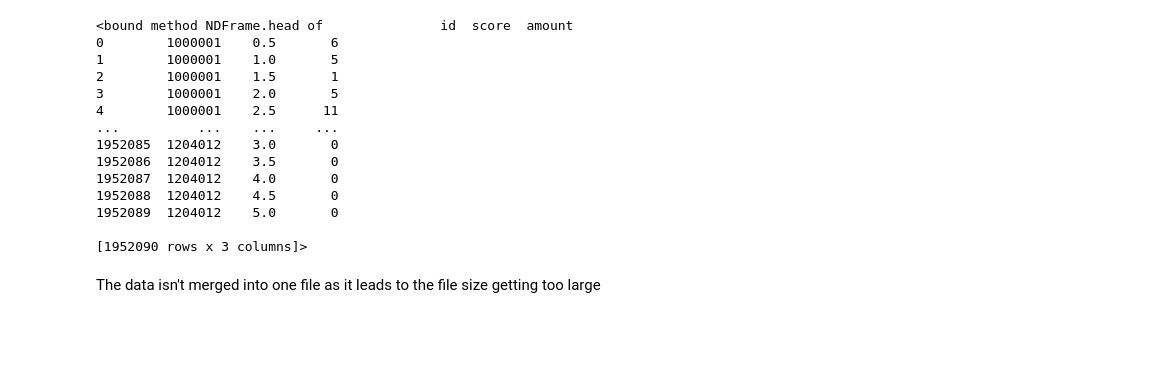
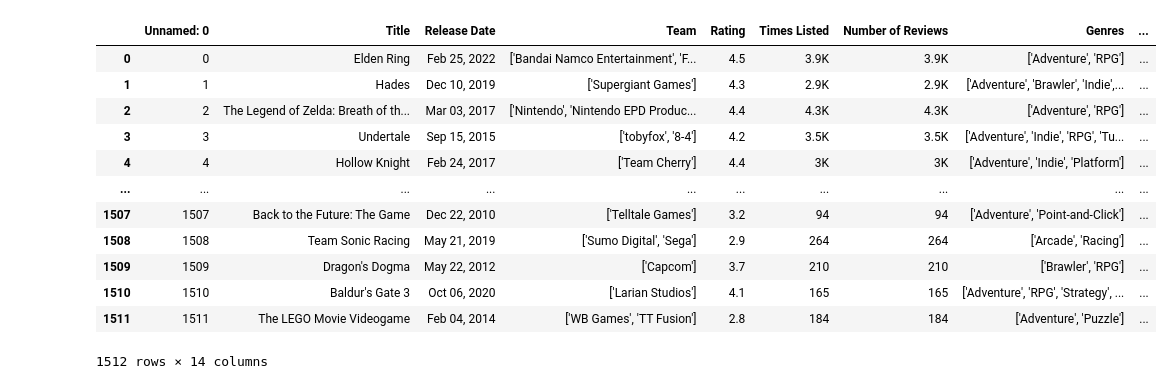
Before and after one commit to c0ckr0ach/Recommender_System, a Jupyter notebook: main.ipynb, the cells around one changed output. Drawn from its saved outputs; the diff is of its cells as text; code cells hidden in the pictures; blank space fills up the shorter version.

```diff
--- a/main.ipynb
+++ b/main.ipynb
@@ -4,25 +9,0 @@ from sklearn.preprocessing import MinMaxScaler
-# %%
-games = pd.read_csv('database/games.csv')
-developers = pd.read_csv('database/developers.csv')
-genres = pd.read_csv('database/genres.csv')
-platforms = pd.read_csv('database/platforms.csv')
-scores = pd.read_csv('database/scores.csv')
-
-print(scores.head)
-# %% [output]
-<bound method NDFrame.head of               id  score  amount
-0        1000001    0.5       6
-1        1000001    1.0       5
-2        1000001    1.5       1
-3        1000001    2.0       5
-4        1000001    2.5      11
-...          ...    ...     ...
-1952085  1204012    3.0       0
-1952086  1204012    3.5       0
-1952087  1204012    4.0       0
-1952088  1204012    4.5       0
-1952089  1204012    5.0       0
-
-[1952090 rows x 3 columns]>
-# %% [markdown]
-The data isn't merged into one file as it leads to the file size getting too large
@@ -37,0 +10,17 @@ normalized_features['id'] = merged_db['id']
+# %%
+games = pd.read_csv('database/games.csv')
+games
+# %% [output]
+|  | Unnamed: 0 | Title | Release Date | Team | Rating | Times Listed | Number of Reviews | Genres | ... |
+| 0 | 0 | Elden Ring | Feb 25, 2022 | ['Bandai Namco Entertainment', 'F... | 4.5 | 3.9K | 3.9K | ['Adventure', 'RPG'] | ... |
+| 1 | 1 | Hades | Dec 10, 2019 | ['Supergiant Games'] | 4.3 | 2.9K | 2.9K | ['Adventure', 'Brawler', 'Indie',... | ... |
+| 2 | 2 | The Legend of Zelda: Breath of th... | Mar 03, 2017 | ['Nintendo', 'Nintendo EPD Produc... | 4.4 | 4.3K | 4.3K | ['Adventure', 'RPG'] | ... |
+| 3 | 3 | Undertale | Sep 15, 2015 | ['tobyfox', '8-4'] | 4.2 | 3.5K | 3.5K | ['Adventure', 'Indie', 'RPG', 'Tu... | ... |
+| 4 | 4 | Hollow Knight | Feb 24, 2017 | ['Team Cherry'] | 4.4 | 3K | 3K | ['Adventure', 'Indie', 'Platform'] | ... |
+| ... | ... | ... | ... | ... | ... | ... | ... | ... | ... |
+| 1507 | 1507 | Back to the Future: The Game | Dec 22, 2010 | ['Telltale Games'] | 3.2 | 94 | 94 | ['Adventure', 'Point-and-Click'] | ... |
+| 1508 | 1508 | Team Sonic Racing | May 21, 2019 | ['Sumo Digital', 'Sega'] | 2.9 | 264 | 264 | ['Arcade', 'Racing'] | ... |
+| 1509 | 1509 | Dragon's Dogma | May 22, 2012 | ['Capcom'] | 3.7 | 210 | 210 | ['Brawler', 'RPG'] | ... |
+| 1510 | 1510 | Baldur's Gate 3 | Oct 06, 2020 | ['Larian Studios'] | 4.1 | 165 | 165 | ['Adventure', 'RPG', 'Strategy', ... | ... |
+| 1511 | 1511 | The LEGO Movie Videogame | Feb 04, 2014 | ['WB Games', 'TT Fusion'] | 2.8 | 184 | 184 | ['Adventure', 'Puzzle'] | ... |
+1512 rows × 14 columns
```
Also changed, not shown: parts of 16 cells of this notebook, 2 other files.
